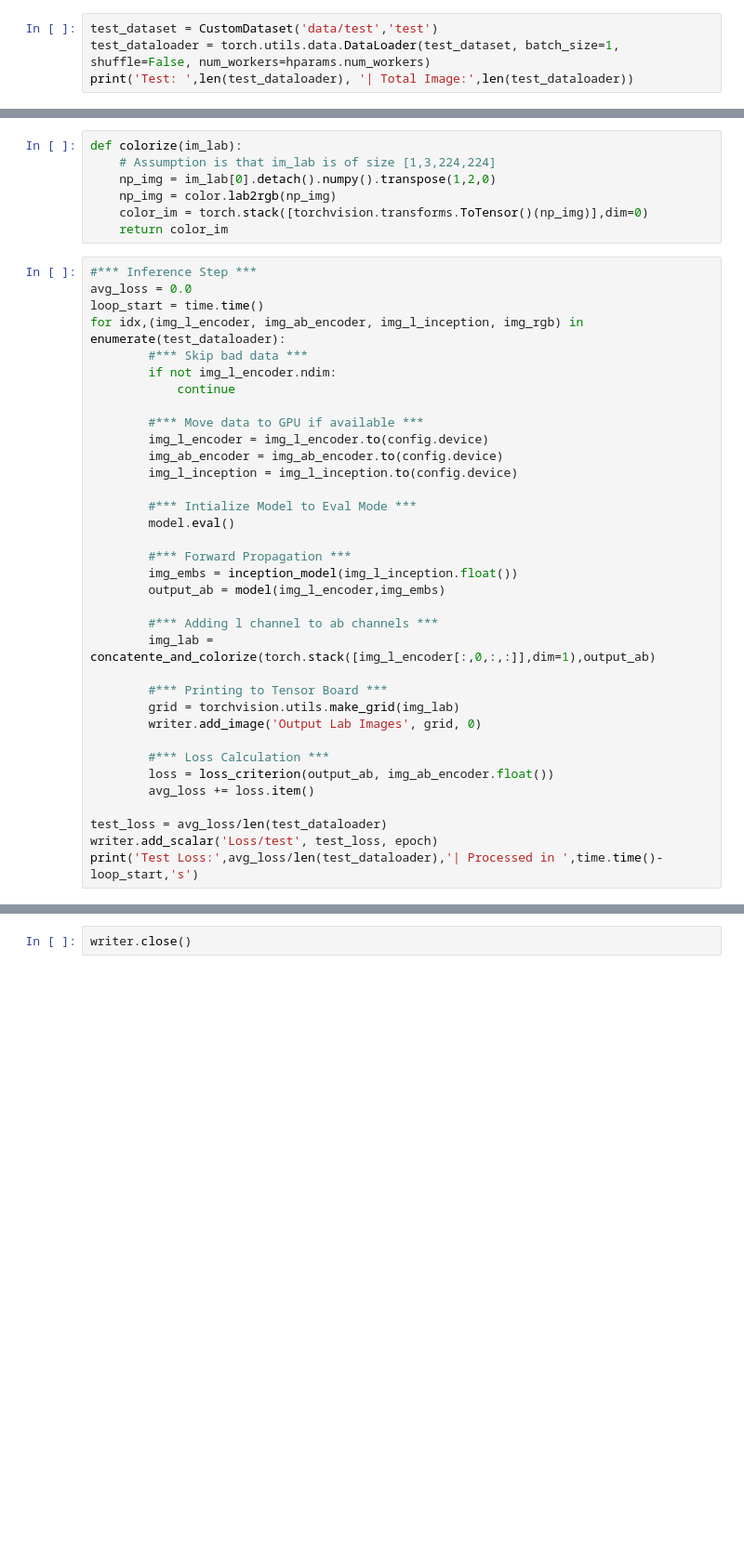
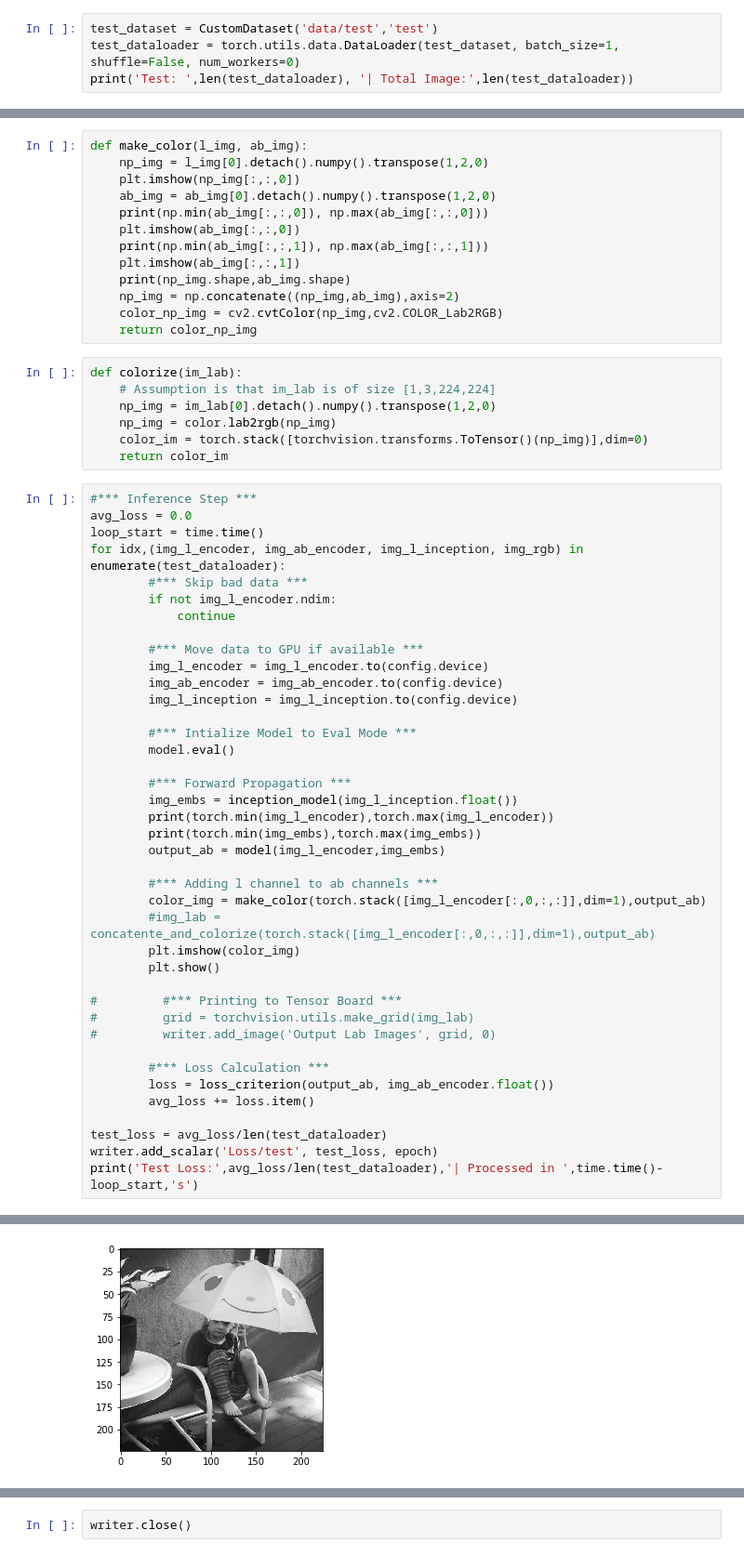
Before and after one commit to ahemaesh/Deep-Image-Colorization, a Jupyter notebook: colorization/BaseLine.ipynb, the cells around one changed output, grey strips where cells are left out. Shown at 93% size. Drawn from its saved outputs; the diff is of its cells as text; blank space fills up the shorter version.

```diff
--- a/colorization/BaseLine.ipynb
+++ b/colorization/BaseLine.ipynb
@@ -391,5 +416,5 @@ Batch: 20 | Processing time for 10 : 12.73965072631836 | Batch Loss: 0.018185668
 ### Inference
 # %%
 test_dataset = CustomDataset('data/test','test')
-test_dataloader = torch.utils.data.DataLoader(test_dataset, batch_size=1, shuffle=False, num_workers=hparams.num_workers)
+test_dataloader = torch.utils.data.DataLoader(test_dataset, batch_size=1, shuffle=False, num_workers=0)
 print('Test: ',len(test_dataloader), '| Total Image:',len(test_dataloader))
@@ -406,6 +434,19 @@ def concatente_and_colorize(im_lab, img_ab):
     np_img = cv2.cvtColor(lab,cv2.COLOR_Lab2RGB)
     color_im = torch.stack([torchvision.transforms.ToTensor()(np_img)],dim=0)
     return color_im
+# %%
+def make_color(l_img, ab_img):
+    np_img = l_img[0].detach().numpy().transpose(1,2,0)
+    plt.imshow(np_img[:,:,0])
+    ab_img = ab_img[0].detach().numpy().transpose(1,2,0)
+    print(np.min(ab_img[:,:,0]), np.max(ab_img[:,:,0]))
+    plt.imshow(ab_img[:,:,0])
+    print(np.min(ab_img[:,:,1]), np.max(ab_img[:,:,1]))
+    plt.imshow(ab_img[:,:,1])
+    print(np_img.shape,ab_img.shape)
+    np_img = np.concatenate((np_img,ab_img),axis=2)
+    color_np_img = cv2.cvtColor(np_img,cv2.COLOR_Lab2RGB)
+    return color_np_img
 # %%
 def colorize(im_lab):
     # Assumption is that im_lab is of size [1,3,224,224]
@@ -432,14 +473,19 @@ for idx,(img_l_encoder, img_ab_encoder, img_l_inception, img_rgb) in enumerate(t
 
         #*** Forward Propagation ***
         img_embs = inception_model(img_l_inception.float())
+        print(torch.min(img_l_encoder),torch.max(img_l_encoder))
+        print(torch.min(img_embs),torch.max(img_embs))
         output_ab = model(img_l_encoder,img_embs)
 
         #*** Adding l channel to ab channels ***
-        img_lab = concatente_and_colorize(torch.stack([img_l_encoder[:,0,:,:]],dim=1),output_ab)
+        color_img = make_color(torch.stack([img_l_encoder[:,0,:,:]],dim=1),output_ab)
+        #img_lab = concatente_and_colorize(torch.stack([img_l_encoder[:,0,:,:]],dim=1),output_ab)
+        plt.imshow(color_img)
+        plt.show()
 
-        #*** Printing to Tensor Board ***
-        grid = torchvision.utils.make_grid(img_lab)
-        writer.add_image('Output Lab Images', grid, 0)
+#         #*** Printing to Tensor Board ***
+#         grid = torchvision.utils.make_grid(img_lab)
+#         writer.add_image('Output Lab Images', grid, 0)
 
         #*** Loss Calculation ***
         loss = loss_criterion(output_ab, img_ab_encoder.float())
@@ -452,0 +503 @@ Test Loss: 0.17300213186626934 | Processed in  46.5988655090332 s
+[figure, added]
```
Also changed, not shown: parts of 9 cells of this notebook.
